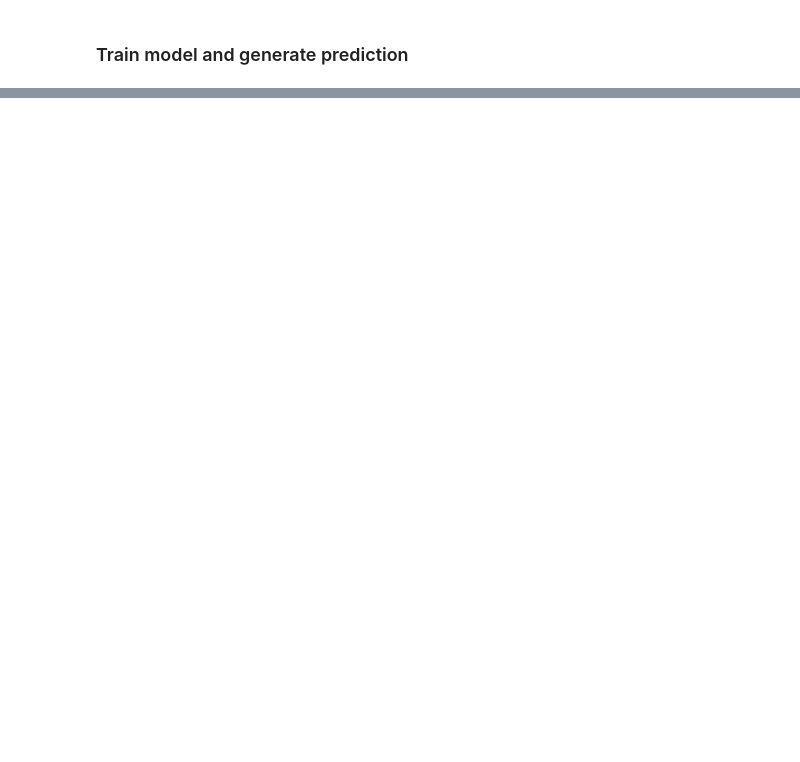
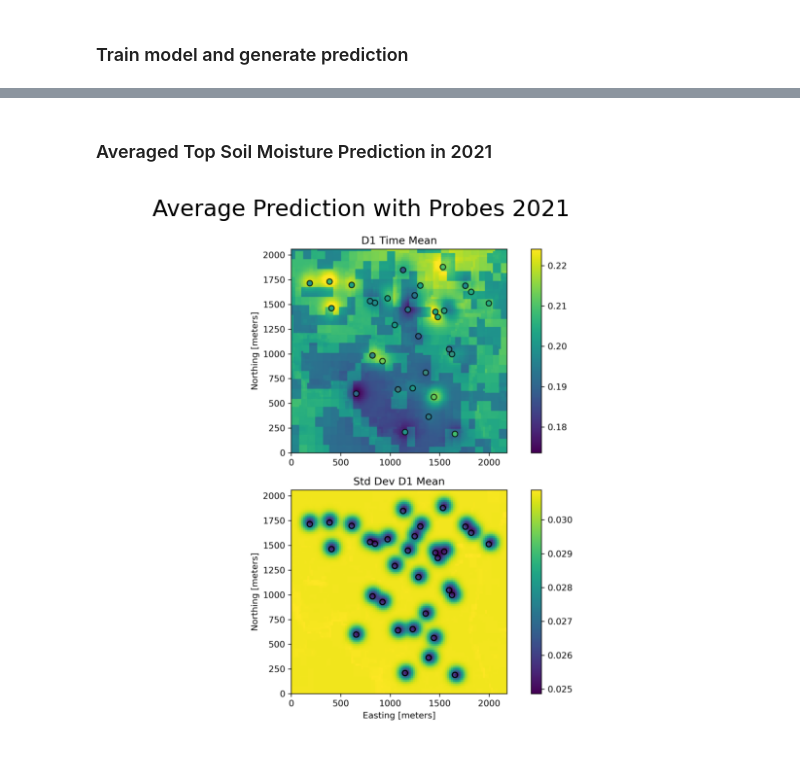
Before and after one commit to Sydney-Informatics-Hub/AgReFed-ML, a Jupyter notebook: notebooks/prediction_st_moisture.ipynb, the cells around one changed output, grey strips where cells are left out. Cells and saved outputs as stored; diff of their text form; code cells hidden in the pictures; blank space fills up the shorter version.

```diff
--- a/notebooks/prediction_st_moisture.ipynb
+++ b/notebooks/prediction_st_moisture.ipynb
@@ -137,0 +175,7 @@ Image files generated:  ['Pred_D1_t014.png', 'Pred_D1_mean.png', 'Pred_D1_t027.p
+# %%
+    fig, ax = plt.subplots(1, dpi =140)
+    img = imread(f"{imgpath}/Pred_D1_mean2.png", format='PNG')
+    ax.set_axis_off()
+    ax.imshow(img)
+    ax.set_title('Average Prediction with Probes 2020')
+    plt.show()
@@ -137,0 +265,11 @@ Image files generated:  ['Pred_D1_t014.png', 'Pred_D1_mean.png', 'Pred_D1_t027.p
+# %% [markdown]
+### Averaged Top Soil Moisture Prediction in 2021
+# %%
+    fig, ax = plt.subplots(1, dpi =140)
+    img = imread(f"{imgpath}/Pred_D1_mean2.png", format='PNG')
+    ax.set_axis_off()
+    ax.imshow(img)
+    ax.set_title('Average Prediction with Probes 2021')
+    plt.show()
+# %% [output]
+[figure, added]
```
Also changed, not shown: parts of 18 cells of this notebook.
